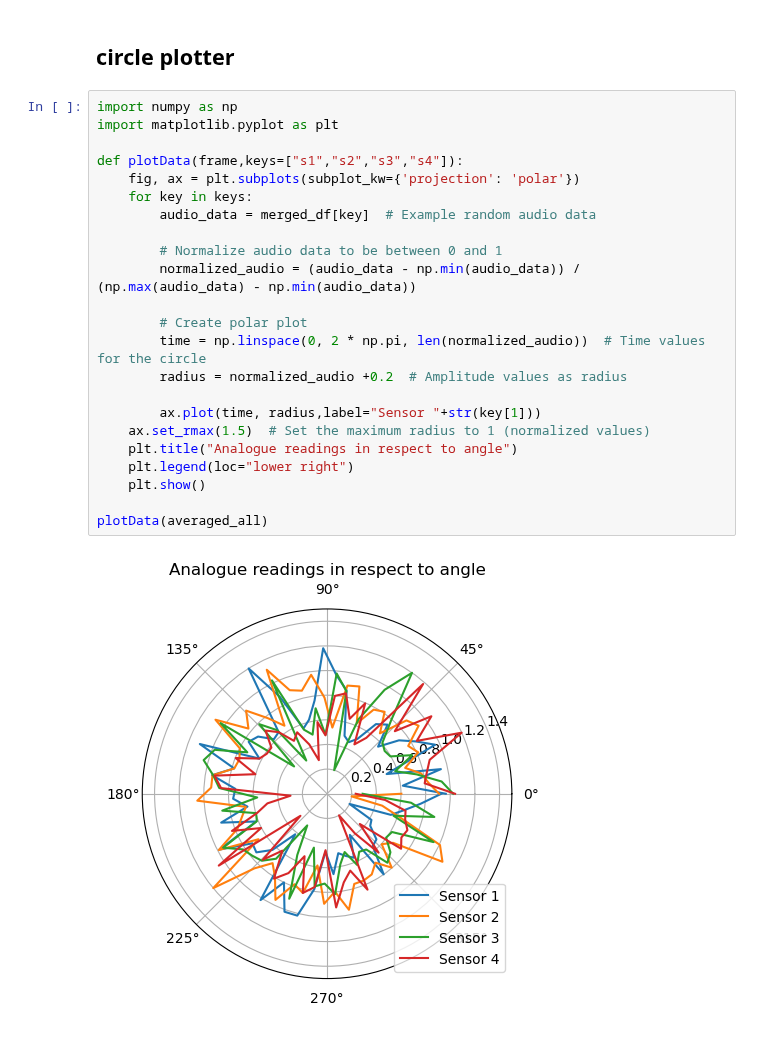
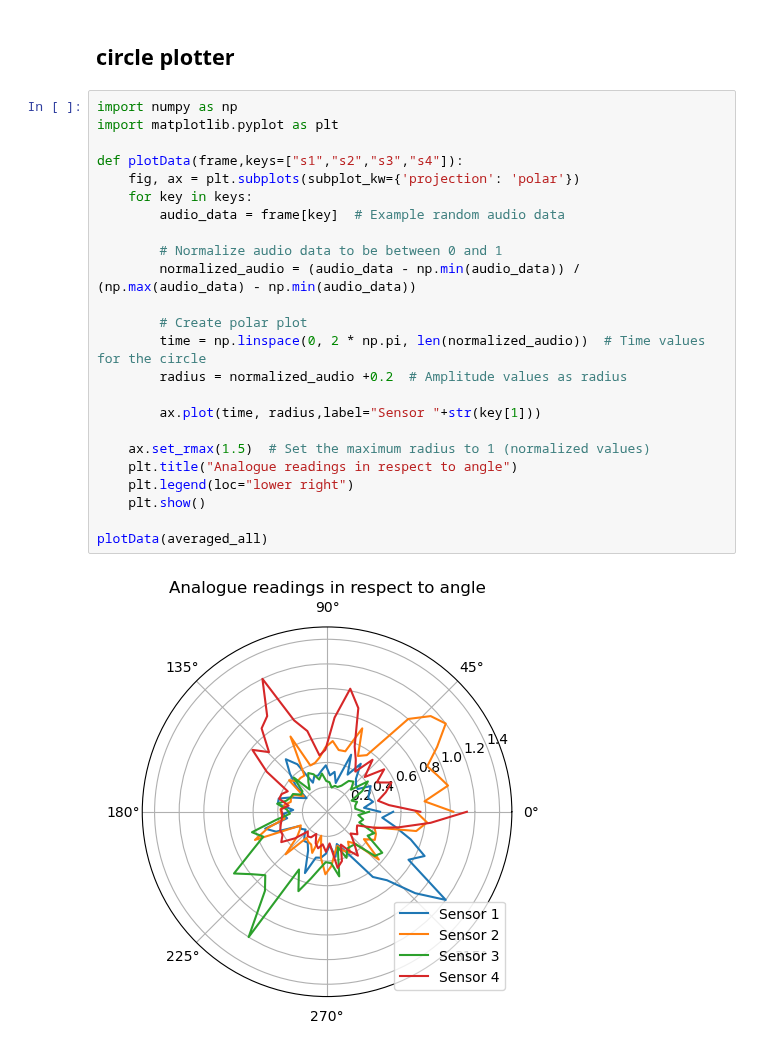
Before and after one commit to shepai/TactileSensor, a Jupyter notebook: Code/Data collection/vibration/vis.ipynb, the cells around one changed output. Drawn from its saved outputs; the diff is of its cells as text.

```diff
--- a/Code/Data collection/vibration/vis.ipynb
+++ b/Code/Data collection/vibration/vis.ipynb
@@ -61,25 +51,26 @@ plt.show()
 # %%
 import numpy as np
 import matplotlib.pyplot as plt
 
 def plotData(frame,keys=["s1","s2","s3","s4"]):
     fig, ax = plt.subplots(subplot_kw={'projection': 'polar'})
     for key in keys:
-        audio_data = merged_df[key]  # Example random audio data
+        audio_data = frame[key]  # Example random audio data
 
         # Normalize audio data to be between 0 and 1
         normalized_audio = (audio_data - np.min(audio_data)) / (np.max(audio_data) - np.min(audio_data))
 
         # Create polar plot
         time = np.linspace(0, 2 * np.pi, len(normalized_audio))  # Time values for the circle
         radius = normalized_audio +0.2  # Amplitude values as radius
 
         ax.plot(time, radius,label="Sensor "+str(key[1]))
+
     ax.set_rmax(1.5)  # Set the maximum radius to 1 (normalized values)
     plt.title("Analogue readings in respect to angle")
     plt.legend(loc="lower right")
     plt.show()
 
 plotData(averaged_all)
 # %% [output]
-[figure, old version]
+[figure, new version]
```
Also changed, not shown: parts of 3 cells of this notebook.
